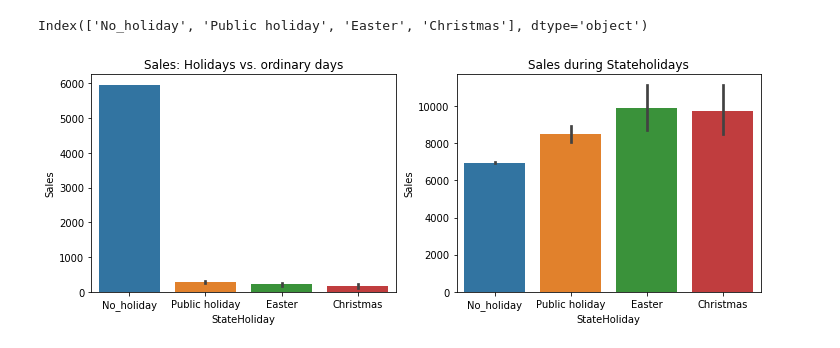
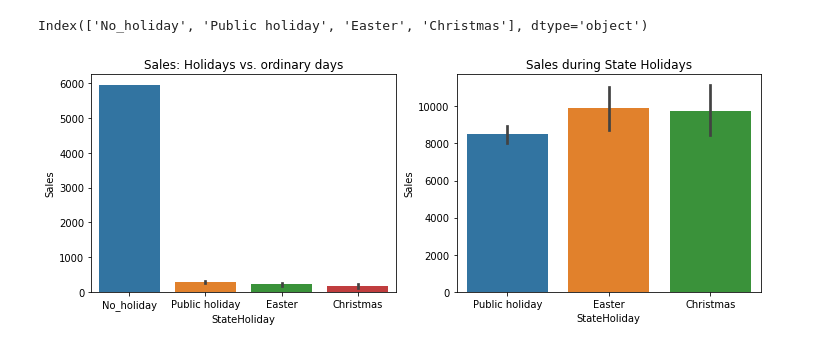
Before and after one commit to sel6/Rosmann_Pharmacy_prediction, a Jupyter notebook: notebooks/EDA.ipynb, the cells around one changed output. Cells and saved outputs as stored; diff of their text form; code cells hidden in the pictures.

Commit message:
promo vs sales

```diff
--- a/notebooks/EDA.ipynb
+++ b/notebooks/EDA.ipynb
@@ -239,12 +239,13 @@ Index(['No_holiday', 'Public holiday', 'Easter', 'Christmas'], dtype='object')
 # %%
 fig, (axis1,axis2) = plt.subplots(1,2,figsize=(12,4))
 
 # holidays and no_holidays
 sns.barplot(x='StateHoliday', y='Sales', data=train_df, ax=axis1).set_title('Sales: Holidays vs. ordinary days')
 
+holidays = train_df.query("StateHoliday != 'No_holiday'")
 # holidays only
-mask = (train_df["StateHoliday"] != "0") & (train_df["Sales"] > 0)
-sns.barplot(x='StateHoliday', y='Sales', data=train_df[mask], ax=axis2).set_title('Sales during Stateholidays')
+mask = (holidays["StateHoliday"] != "0") & (holidays["Sales"] > 0)
+sns.barplot(x='StateHoliday', y='Sales', data=holidays[mask], ax=axis2).set_title('Sales during State Holidays')
 plt.show()
 # %% [output]
-[figure, old version]
+[figure, new version]
```
Also changed, not shown: parts of 10 cells of this notebook.
